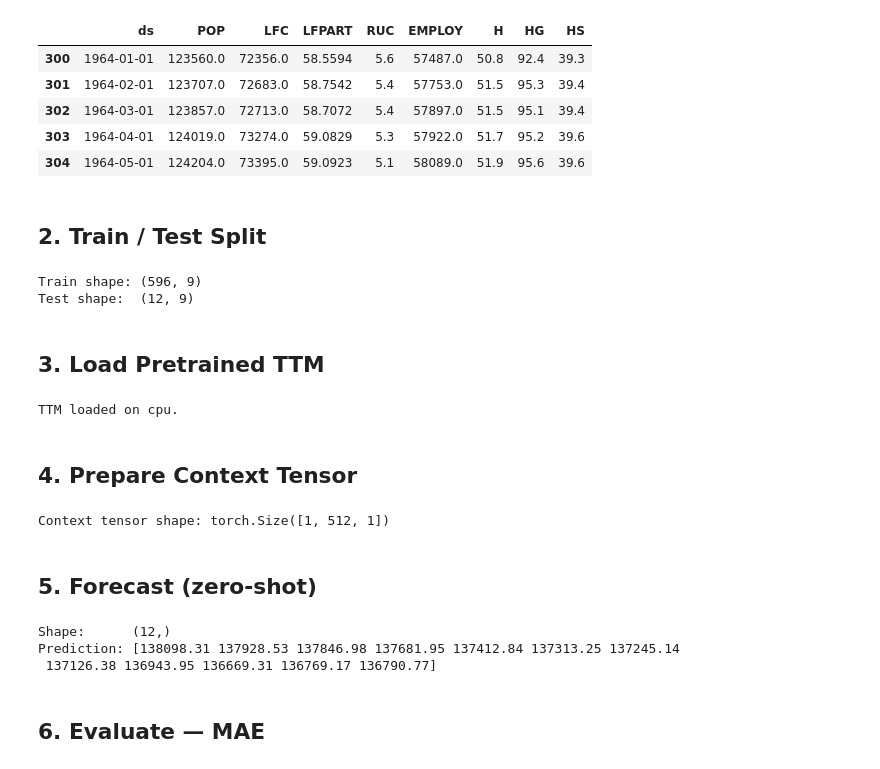
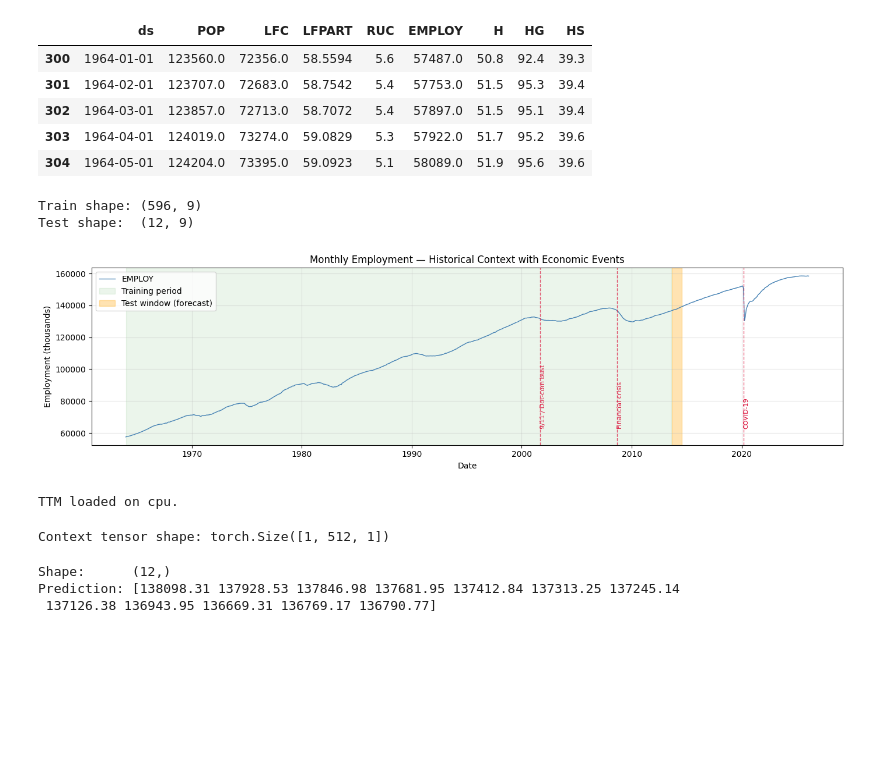
Before and after one commit to arsheyagourav/macro-ts-datasets, a Jupyter notebook: notebooks/ttm_experiment.ipynb, the cells around one changed output. Drawn from its saved outputs; the diff is of its cells as text; code cells hidden in the pictures; blank space fills up the shorter version.

```diff
--- a/notebooks/ttm_experiment.ipynb
+++ b/notebooks/ttm_experiment.ipynb
@@ -50,5 +36,3 @@ df.head()
 | 302 | 1964-03-01 | 123857.0 | 72713.0 | 58.7072 | 5.4 | 57897.0 | 51.5 | 95.1 | 39.4 |
 | 303 | 1964-04-01 | 124019.0 | 73274.0 | 59.0829 | 5.3 | 57922.0 | 51.7 | 95.2 | 39.6 |
 | 304 | 1964-05-01 | 124204.0 | 73395.0 | 59.0923 | 5.1 | 58089.0 | 51.9 | 95.6 | 39.6 |
-# %% [markdown]
-## 2. Train / Test Split
@@ -69,8 +54,39 @@ print("Test shape: ", test_df.shape)
 # %% [output]
 Train shape: (596, 9)
 Test shape:  (12, 9)
-# %% [markdown]
-## 3. Load Pretrained TTM
+# %%
+EVENTS = {
+    "2001-09-01": "9/11 / Dot-com bust",
+    "2008-09-01": "Financial crisis",
+    "2020-03-01": "COVID-19",
+}
+
+y_max = df[TARGET].max()
+y_min = df[TARGET].min()
+
+fig, ax = plt.subplots(figsize=(14, 4))
+ax.plot(df["ds"], df[TARGET], color="steelblue", linewidth=1, label=TARGET)
+
+ax.axvspan(train_df["ds"].iloc[0], train_df["ds"].iloc[-1],
+           alpha=0.08, color="green", label="Training period")
+ax.axvspan(test_df["ds"].iloc[0], test_df["ds"].iloc[-1],
+           alpha=0.3, color="orange", label="Test window (forecast)")
+
+for date, label in EVENTS.items():
+    ts = pd.Timestamp(date)
+    ax.axvline(ts, color="crimson", linestyle="--", linewidth=1, alpha=0.7)
+    ax.text(ts, y_min + (y_max - y_min) * 0.05, label,
+            rotation=90, fontsize=8, color="crimson", va="bottom")
+
+ax.set_title("Monthly Employment — Historical Context with Economic Events")
+ax.set_xlabel("Date")
+ax.set_ylabel("Employment (thousands)")
+ax.legend(loc="upper left")
+ax.grid(alpha=0.3)
+plt.tight_layout()
+plt.show()
+# %% [output]
+[figure, added]
 # %%
 # Import from the correct submodule (not top-level tsfm_public)
 from tsfm_public.models.tinytimemixer import TinyTimeMixerForPrediction
@@ -87,8 +103,6 @@ ttm = ttm.to(device)
 print(f"TTM loaded on {device}.")
 # %% [output]
 TTM loaded on cpu.
-# %% [markdown]
-## 4. Prepare Context Tensor
 # %%
 series = train_df[TARGET].values.astype(np.float32)
 
@@ -102,8 +116,6 @@ context_tensor = context_tensor.unsqueeze(0).unsqueeze(-1).to(device)  # (1, T,
 print("Context tensor shape:", context_tensor.shape)  # should be (1, 512, 1)
 # %% [output]
 Context tensor shape: torch.Size([1, 512, 1])
-# %% [markdown]
-## 5. Forecast (zero-shot)
 # %%
 with torch.no_grad():
     output = ttm(past_values=context_tensor)
@@ -117,6 +129,4 @@ print("Prediction:", ttm_pred)
 Shape:      (12,)
 Prediction: [138098.31 137928.53 137846.98 137681.95 137412.84 137313.25 137245.14
  137126.38 136943.95 136669.31 136769.17 136790.77]
-# %% [markdown]
-## 6. Evaluate — MAE
 # %%
```
Also changed, not shown: parts of 13 cells of this notebook, 2 other files.
